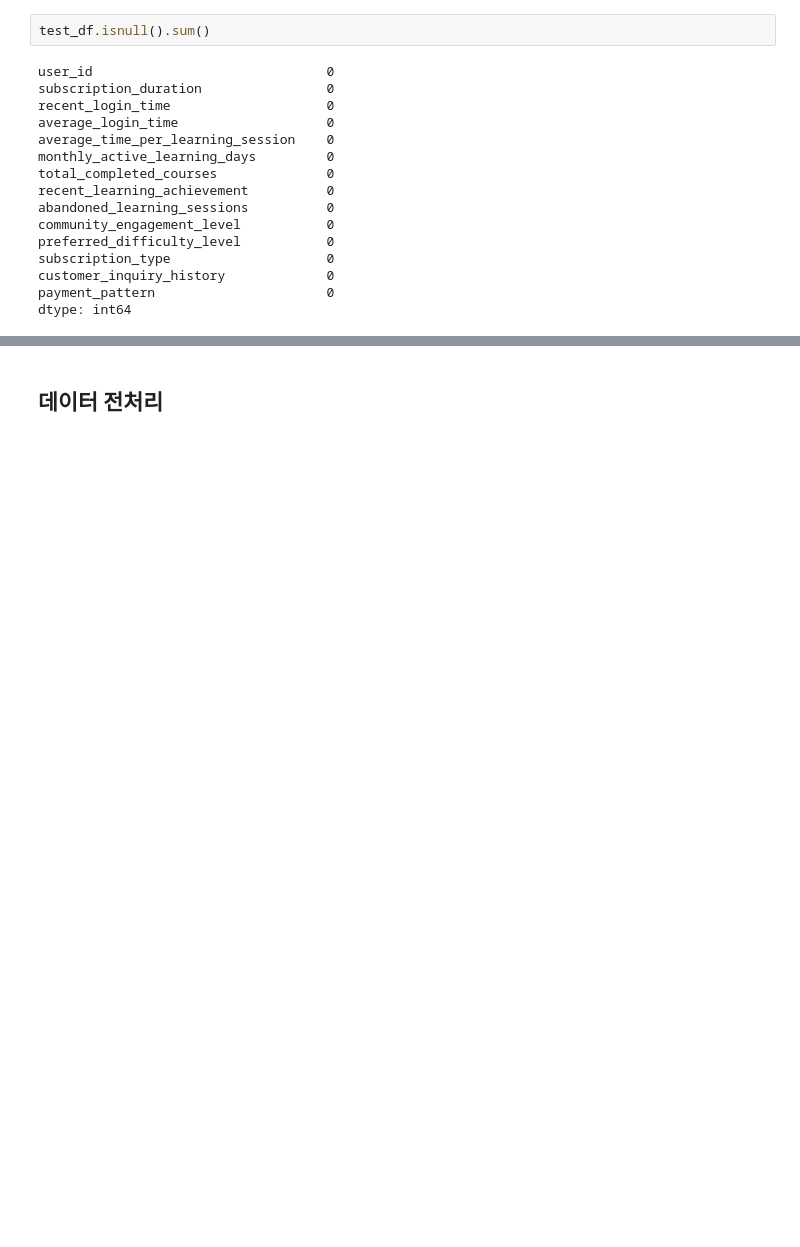
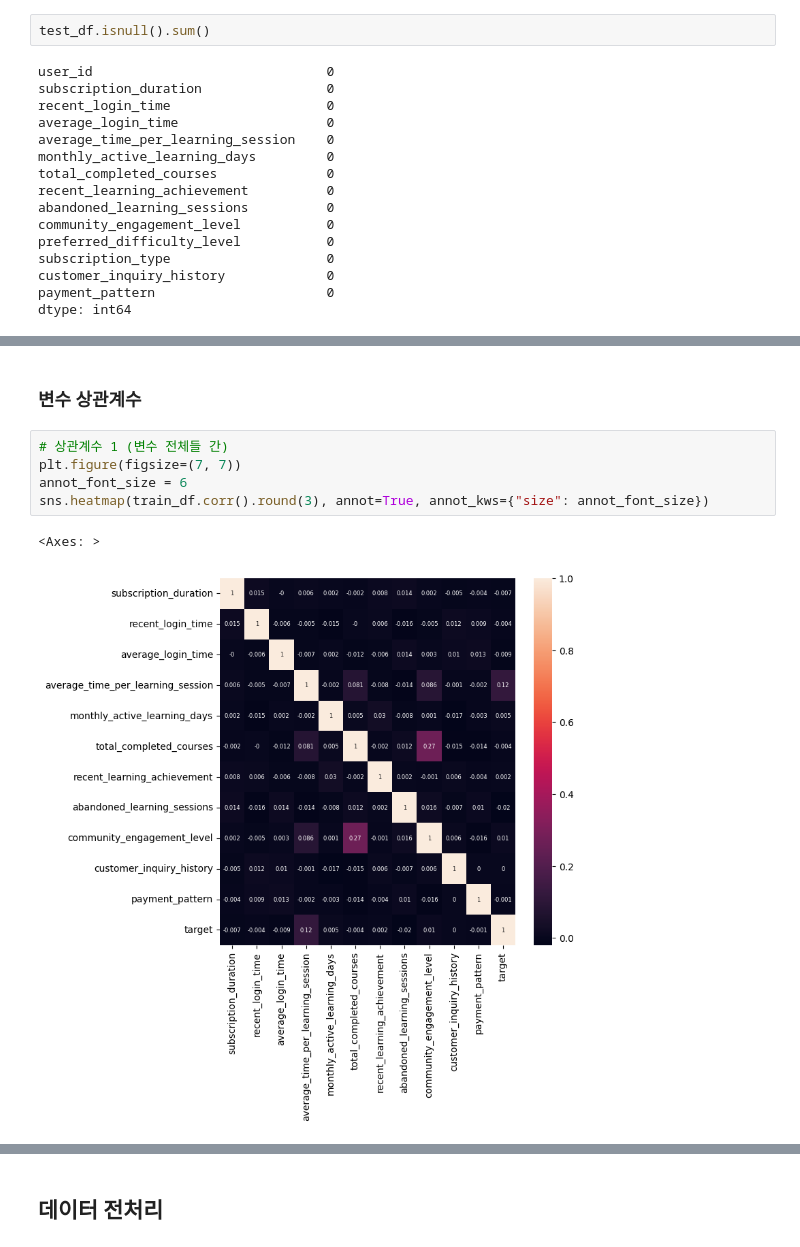
Before and after one commit to sooohyeonkim/learning_user_predict, a Jupyter notebook: learning_user_predict.ipynb, the cells around one changed output, grey strips where cells are left out. Saved outputs shown, nothing was run; the diff lists cells and outputs as text; blank space fills up the shorter version.

```diff
--- a/learning_user_predict.ipynb
+++ b/learning_user_predict.ipynb
@@ -699,0 +721,10 @@ dtype: int64
+# %% [markdown]
+### 변수 상관계수
+# %%
+# 상관계수 1 (변수 전체들 간)
+plt.figure(figsize=(7, 7))
+annot_font_size = 6
+sns.heatmap(train_df.corr().round(3), annot=True, annot_kws={"size": annot_font_size})
+# %% [output]
+<Axes: >
+[figure, added]
```
Also changed, not shown: parts of 14 cells of this notebook.
